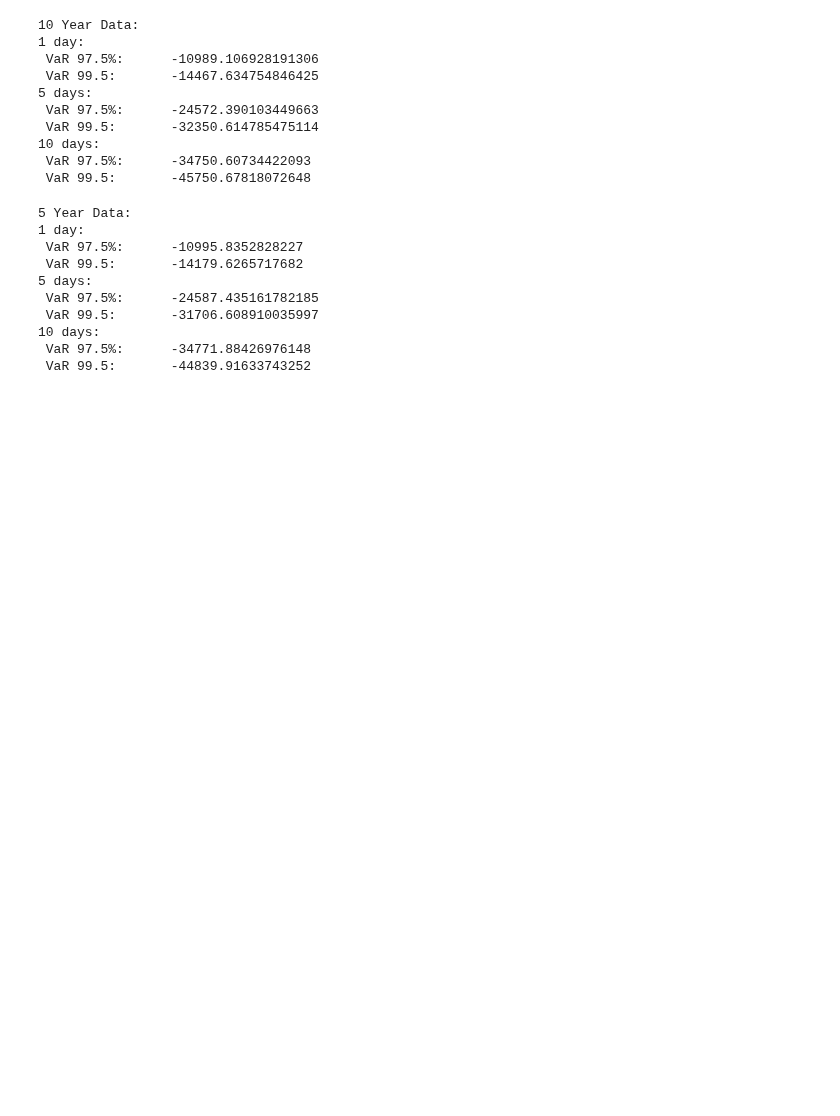
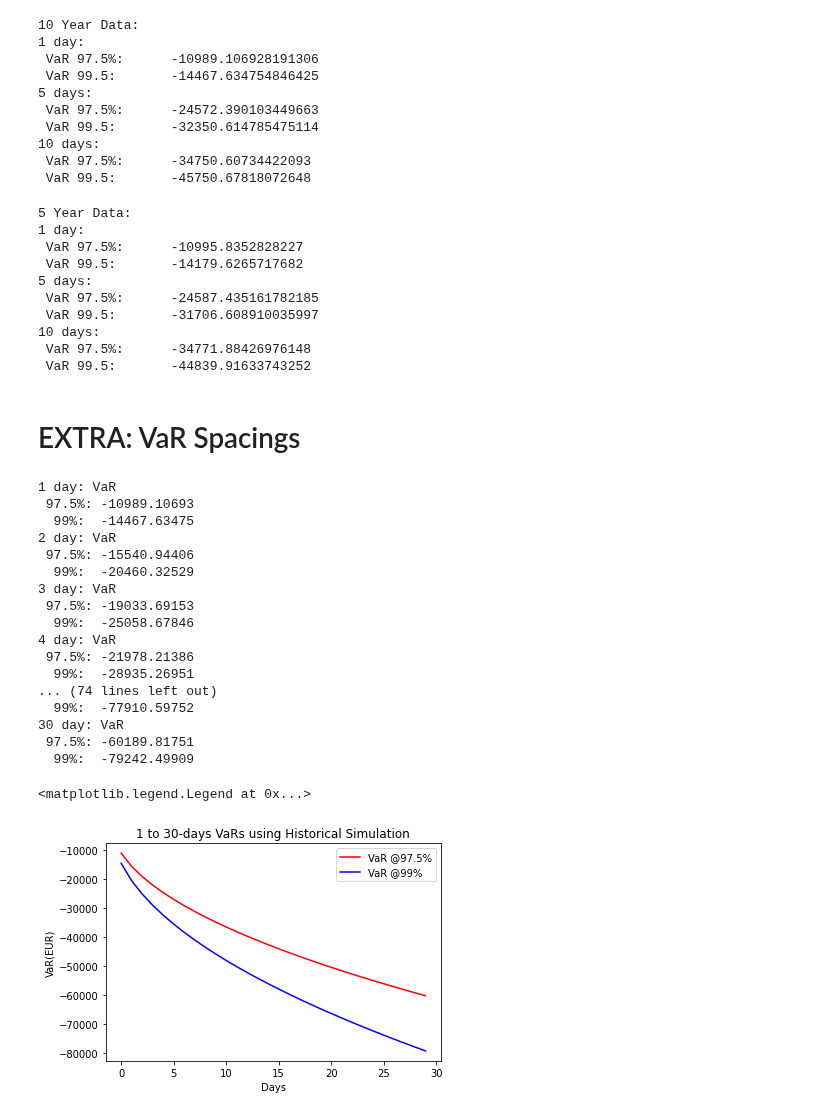
Before and after one commit to jurrew27/quant-risk, a Jupyter notebook: Historical Simulation.ipynb, the cells around one changed output. Cells and saved outputs as stored; diff of their text form; code cells hidden in the pictures; blank space fills up the shorter version.

```diff
--- a/Historical Simulation.ipynb
+++ b/Historical Simulation.ipynb
@@ -213,3 +213,44 @@ print("10 days: \n",
 10 days:
  VaR 97.5%:      -34771.88426976148
  VaR 99.5:       -44839.91633743252
+# %% [markdown]
+# EXTRA: VaR Spacings
+# %%
+var_spacings_97 = []
+var_spacings_99 = []
+days = int(30)
+
+for i in range(1, days+1):
+    var_spacings_97.append(np.round(var_97 * np.sqrt(i),5))
+    var_spacings_99.append(np.round(var_99 * np.sqrt(i),5))
+
+    print(str(i)+" day: VaR \n 97.5%:\t"+str(np.round(var_97*np.sqrt(i),5)),
+          "\n  99%:\t"+str(np.round(var_99*np.sqrt(i),5)))
+
+plt.xlabel("Days")
+plt.ylabel("VaR(EUR)")
+plt.title("1 to 30-days VaRs using Historical Simulation")
+plt.plot(var_spacings_97, "r", label="VaR @97.5%")
+plt.plot(var_spacings_99, "b", label="VaR @99%")
+
+plt.legend()
+# %% [output]
+1 day: VaR
+ 97.5%: -10989.10693
+  99%:  -14467.63475
+2 day: VaR
+ 97.5%: -15540.94406
+  99%:  -20460.32529
+3 day: VaR
+ 97.5%: -19033.69153
+  99%:  -25058.67846
+4 day: VaR
+ 97.5%: -21978.21386
+  99%:  -28935.26951
+... (74 lines left out)
+  99%:  -77910.59752
+30 day: VaR
+ 97.5%: -60189.81751
+  99%:  -79242.49909
+<matplotlib.legend.Legend at 0x...>
+[figure, added]
```
